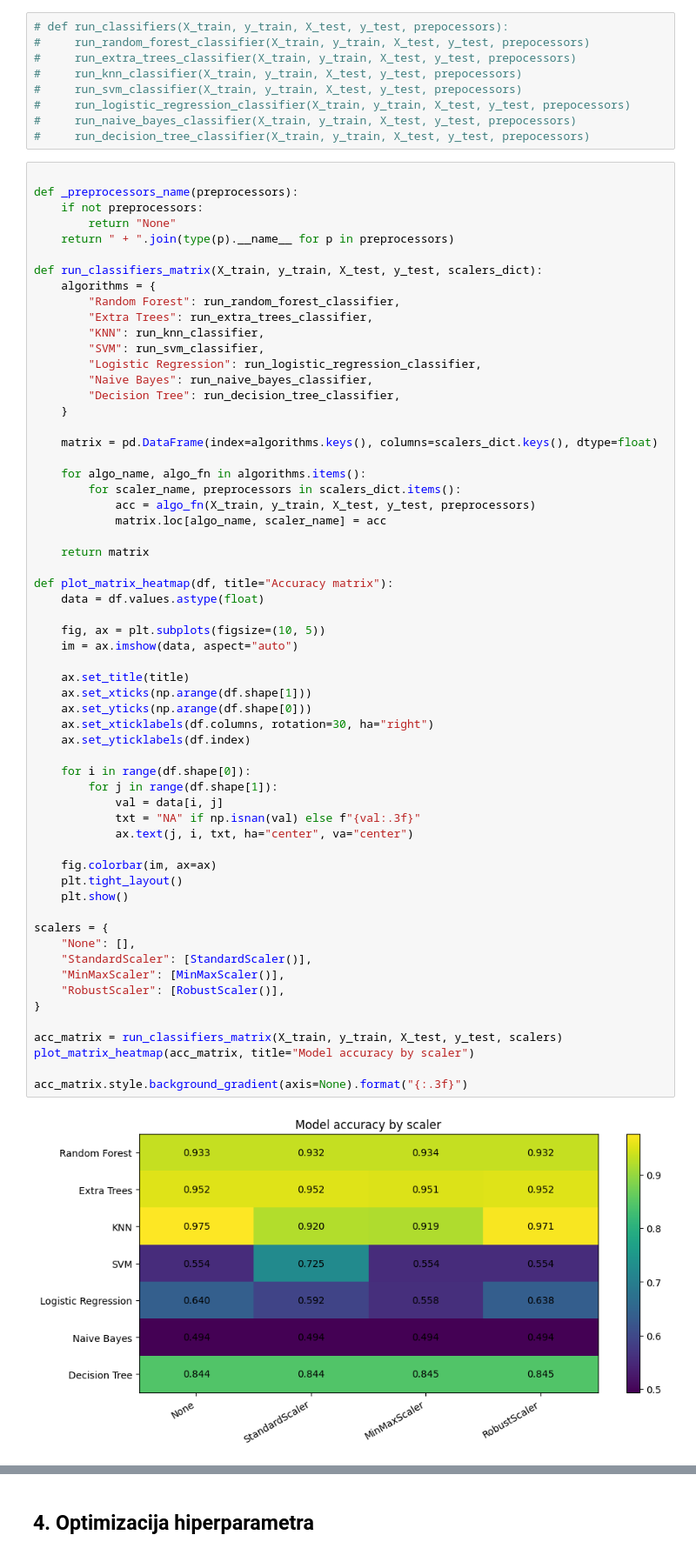
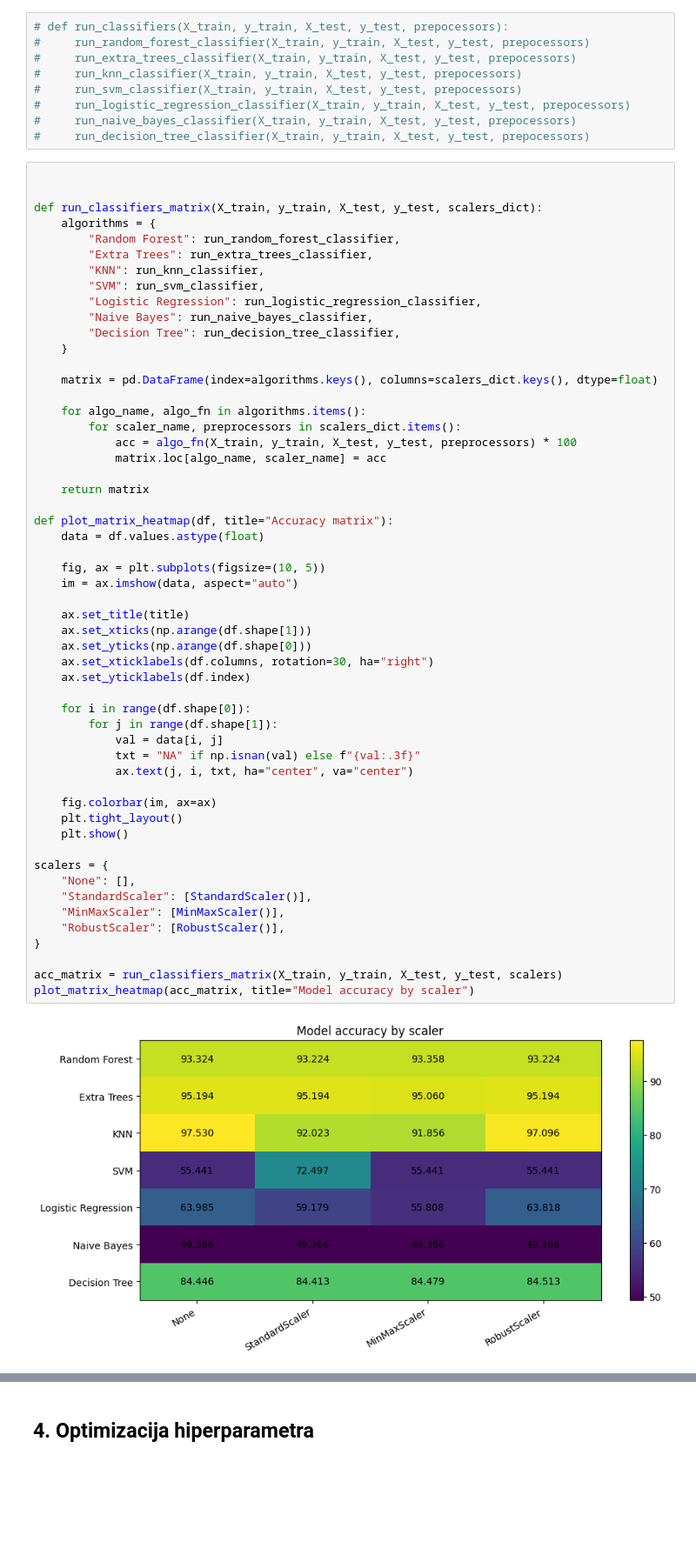
Before and after one commit to bazlooka/elfak-machine-learning, a Jupyter notebook: project 1/notebook.ipynb, the cells around one changed output, grey strips where cells are left out. Shown at 87% size. Saved outputs shown, nothing was run; the diff lists cells and outputs as text; blank space fills up the shorter version.

```diff
--- a/project 1/notebook.ipynb
+++ b/project 1/notebook.ipynb
@@ -511,10 +556,6 @@ def run_decision_tree_classifier(X_train, y_train, X_test, y_test, preprocessors
 #     run_decision_tree_classifier(X_train, y_train, X_test, y_test, prepocessors)
 # %%
 
-def _preprocessors_name(preprocessors):
-    if not preprocessors:
-        return "None"
-    return " + ".join(type(p).__name__ for p in preprocessors)
 
 def run_classifiers_matrix(X_train, y_train, X_test, y_test, scalers_dict):
     algorithms = {
@@ -531,7 +572,7 @@ def run_classifiers_matrix(X_train, y_train, X_test, y_test, scalers_dict):
 
     for algo_name, algo_fn in algorithms.items():
         for scaler_name, preprocessors in scalers_dict.items():
-            acc = algo_fn(X_train, y_train, X_test, y_test, preprocessors)
+            acc = algo_fn(X_train, y_train, X_test, y_test, preprocessors) * 100
             matrix.loc[algo_name, scaler_name] = acc
 
     return matrix
@@ -541,33 +582,31 @@ def plot_matrix_heatmap(df, title="Accuracy matrix"):
 
     fig, ax = plt.subplots(figsize=(10, 5))
     im = ax.imshow(data, aspect="auto")
 
     ax.set_title(title)
     ax.set_xticks(np.arange(df.shape[1]))
     ax.set_yticks(np.arange(df.shape[0]))
     ax.set_xticklabels(df.columns, rotation=30, ha="right")
     ax.set_yticklabels(df.index)
 
     for i in range(df.shape[0]):
         for j in range(df.shape[1]):
             val = data[i, j]
             txt = "NA" if np.isnan(val) else f"{val:.3f}"
             ax.text(j, i, txt, ha="center", va="center")
 
     fig.colorbar(im, ax=ax)
     plt.tight_layout()
     plt.show()
 
 scalers = {
     "None": [],
     "StandardScaler": [StandardScaler()],
     "MinMaxScaler": [MinMaxScaler()],
     "RobustScaler": [RobustScaler()],
 }
 
 acc_matrix = run_classifiers_matrix(X_train, y_train, X_test, y_test, scalers)
 plot_matrix_heatmap(acc_matrix, title="Model accuracy by scaler")
-
-acc_matrix.style.background_gradient(axis=None).format("{:.3f}")
 # %% [output]
-[figure, old version]
+[figure, new version]
```
Also changed, not shown: parts of 8 cells of this notebook.
